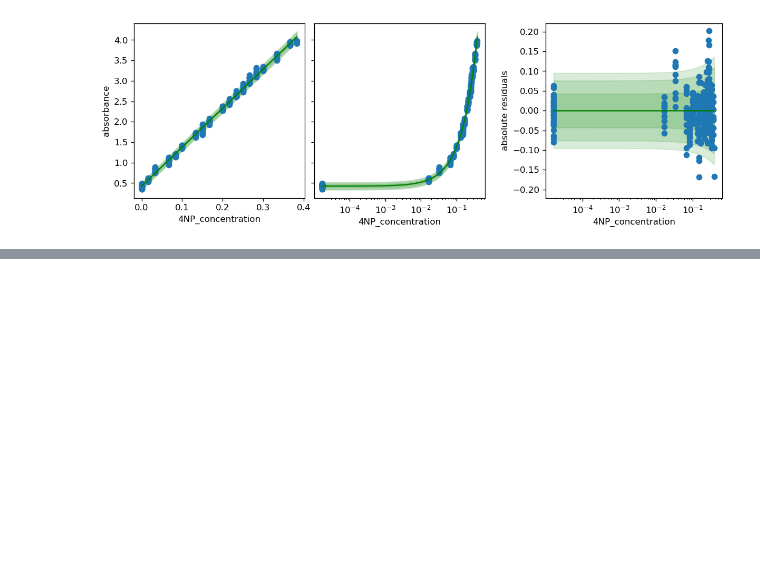
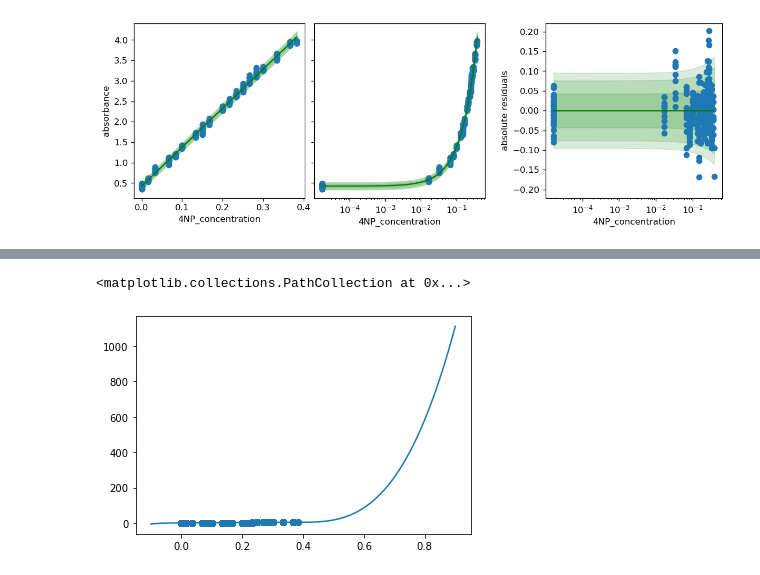
Before and after one commit to JuBiotech/petase-ts-paper, a Jupyter notebook: notebooks/CM_PETase.ipynb, the cells around one changed output, grey strips where cells are left out. Saved outputs shown, nothing was run; the diff lists cells and outputs as text; code cells hidden in the pictures; blank space fills up the shorter version.

```diff
--- a/notebooks/CM_PETase.ipynb
+++ b/notebooks/CM_PETase.ipynb
@@ -80,0 +126,7 @@ pyplot.show()
+# %%
+x_dense = numpy.linspace(-0.1,0.9,1000)
+pyplot.plot(x_dense, spline(x_dense))
+pyplot.scatter(independent, dependent)
+# %% [output]
+<matplotlib.collections.PathCollection at 0x...>
+[figure, added]
```
Also changed, not shown: parts of 4 cells of this notebook.
